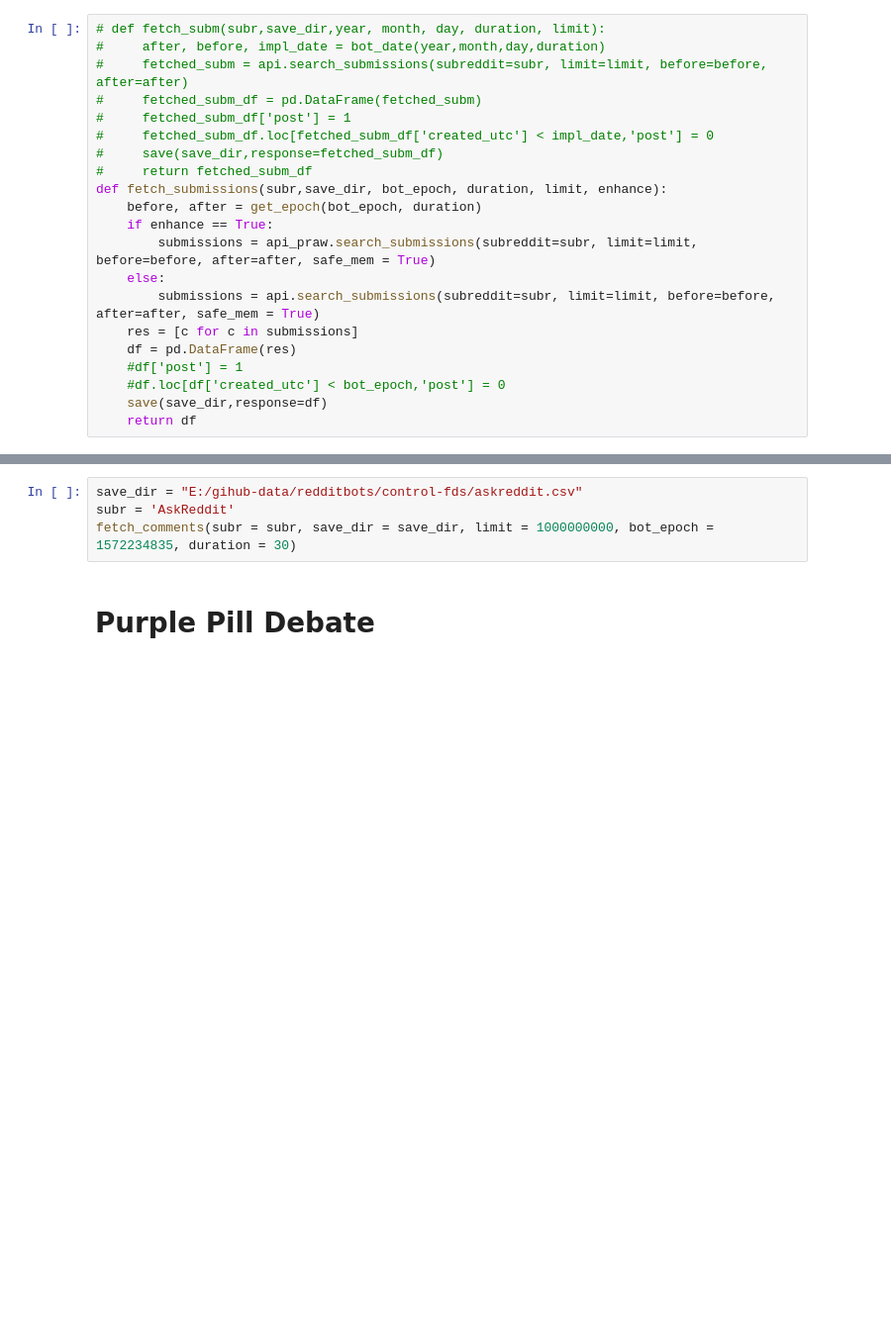
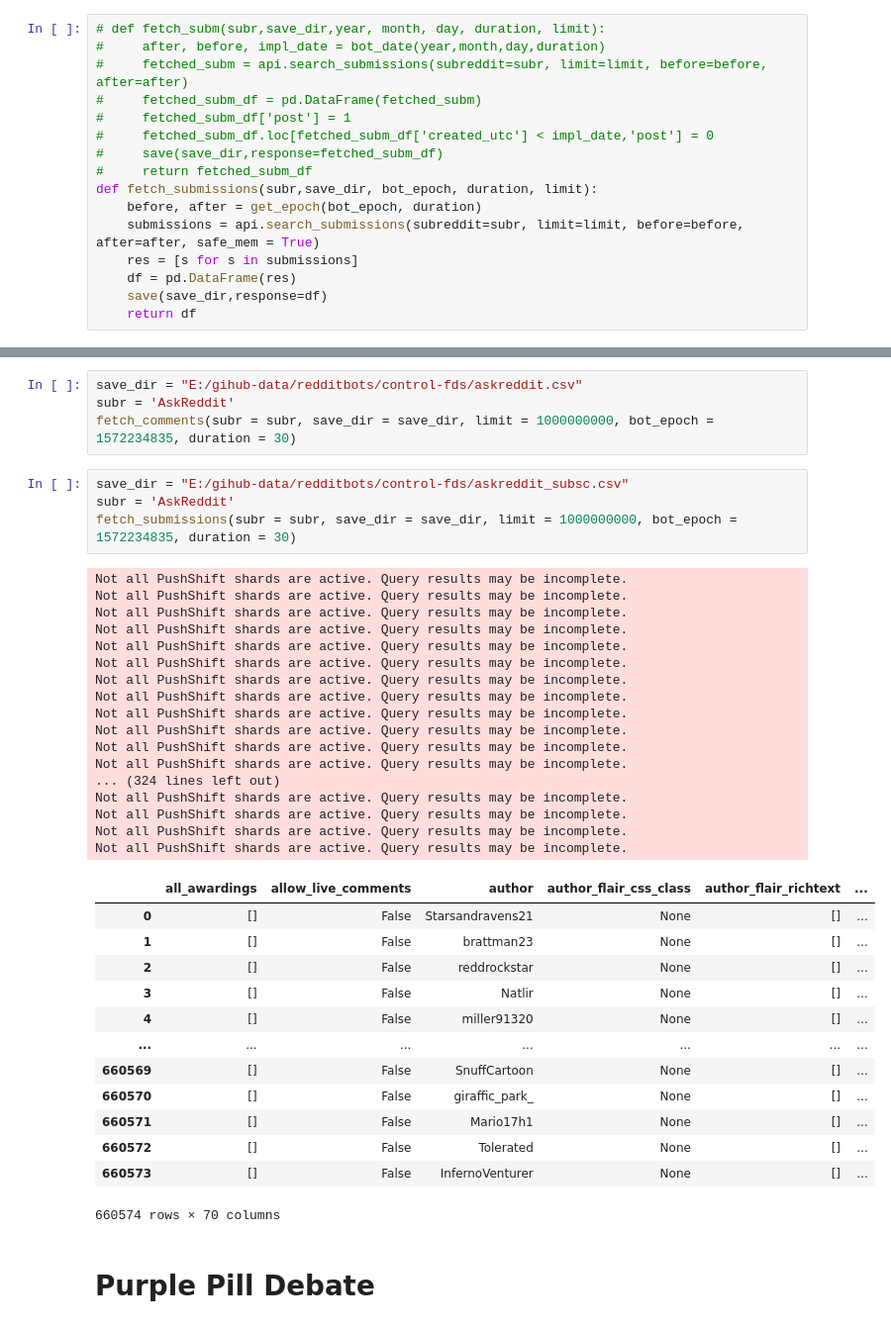
Before and after one commit to anng217/redditbots, a Jupyter notebook: pushshift.ipynb, the cells around one changed output, grey strips where cells are left out. Shown at 99% size. Drawn from its saved outputs; the diff is of its cells as text; blank space fills up the shorter version.

```diff
--- a/pushshift.ipynb
+++ b/pushshift.ipynb
@@ -59,16 +59,11 @@ def fetch_comments(subr,save_dir, bot_epoch, duration, limit):
 #     fetched_subm_df.loc[fetched_subm_df['created_utc'] < impl_date,'post'] = 0
 #     save(save_dir,response=fetched_subm_df)
 #     return fetched_subm_df
-def fetch_submissions(subr,save_dir, bot_epoch, duration, limit, enhance):
+def fetch_submissions(subr,save_dir, bot_epoch, duration, limit):
     before, after = get_epoch(bot_epoch, duration)
-    if enhance == True:
-        submissions = api_praw.search_submissions(subreddit=subr, limit=limit, before=before, after=after, safe_mem = True)
-    else:
-        submissions = api.search_submissions(subreddit=subr, limit=limit, before=before, after=after, safe_mem = True)
-    res = [c for c in submissions]
+    submissions = api.search_submissions(subreddit=subr, limit=limit, before=before, after=after, safe_mem = True)
+    res = [s for s in submissions]
     df = pd.DataFrame(res)
-    #df['post'] = 1
-    #df.loc[df['created_utc'] < bot_epoch,'post'] = 0
     save(save_dir,response=df)
     return df
 # %% [markdown]
@@ -220,6 +215,41 @@ MGTOW_subm = fetch_subm(subr = "MGTOW", save_dir = "./data/control-fds/MGTOW_sub
 save_dir = "E:/gihub-data/redditbots/control-fds/askreddit.csv"
 subr = 'AskReddit'
 fetch_comments(subr = subr, save_dir = save_dir, limit = 1000000000, bot_epoch = 1572234835, duration = 30)
+# %%
+save_dir = "E:/gihub-data/redditbots/control-fds/askreddit_subsc.csv"
+subr = 'AskReddit'
+fetch_submissions(subr = subr, save_dir = save_dir, limit = 1000000000, bot_epoch = 1572234835, duration = 30)
+# %% [output]
+Not all PushShift shards are active. Query results may be incomplete.
+Not all PushShift shards are active. Query results may be incomplete.
+Not all PushShift shards are active. Query results may be incomplete.
+Not all PushShift shards are active. Query results may be incomplete.
+Not all PushShift shards are active. Query results may be incomplete.
+Not all PushShift shards are active. Query results may be incomplete.
+Not all PushShift shards are active. Query results may be incomplete.
+Not all PushShift shards are active. Query results may be incomplete.
+Not all PushShift shards are active. Query results may be incomplete.
+Not all PushShift shards are active. Query results may be incomplete.
+Not all PushShift shards are active. Query results may be incomplete.
+Not all PushShift shards are active. Query results may be incomplete.
+... (324 lines left out)
+Not all PushShift shards are active. Query results may be incomplete.
+Not all PushShift shards are active. Query results may be incomplete.
+Not all PushShift shards are active. Query results may be incomplete.
+Not all PushShift shards are active. Query results may be incomplete.
+|  | all_awardings | allow_live_comments | author | author_flair_css_class | author_flair_richtext | ... |
+| 0 | [] | False | Starsandravens21 | None | [] | ... |
+| 1 | [] | False | brattman23 | None | [] | ... |
+| 2 | [] | False | reddrockstar | None | [] | ... |
+| 3 | [] | False | Natlir | None | [] | ... |
+| 4 | [] | False | miller91320 | None | [] | ... |
+| ... | ... | ... | ... | ... | ... | ... |
+| 660569 | [] | False | SnuffCartoon | None | [] | ... |
+| 660570 | [] | False | giraffic_park_ | None | [] | ... |
+| 660571 | [] | False | Mario17h1 | None | [] | ... |
+| 660572 | [] | False | Tolerated | None | [] | ... |
+| 660573 | [] | False | InfernoVenturer | None | [] | ... |
+660574 rows × 70 columns
 # %% [markdown]
 # Purple Pill Debate
 # %%
```
Also changed, not shown: parts of 7 cells of this notebook, 9 other files.
